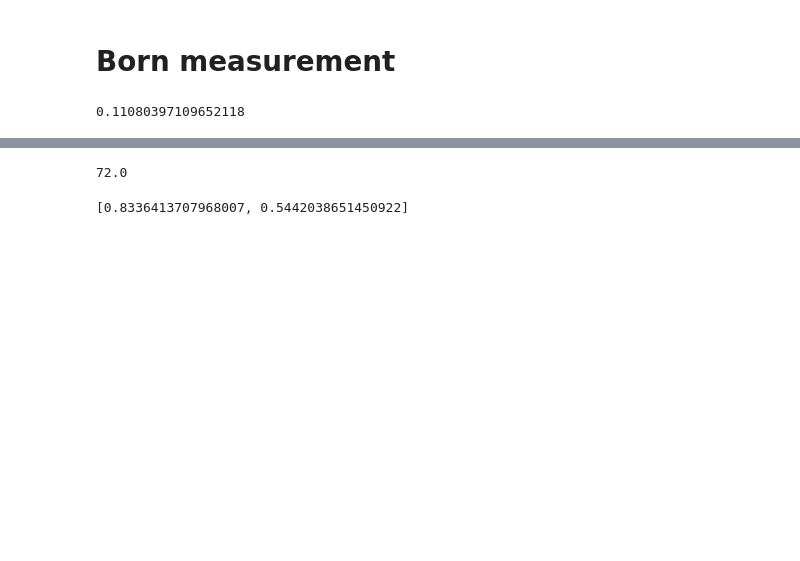
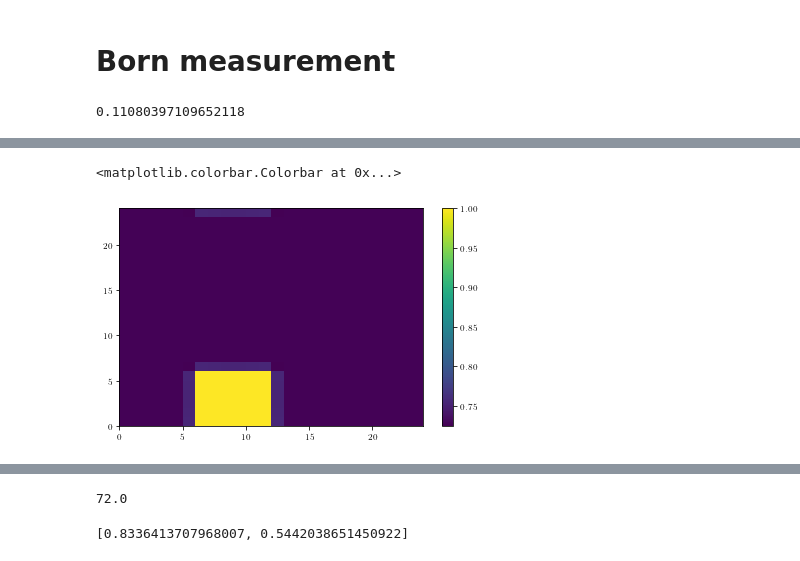
Before and after one commit to hainingpan/SPT, a Jupyter notebook: test_HOTI.ipynb, the cells around one changed output, grey strips where cells are left out. Drawn from its saved outputs; the diff is of its cells as text; code cells hidden in the pictures; blank space fills up the shorter version.

```diff
--- a/test_HOTI.ipynb
+++ b/test_HOTI.ipynb
@@ -648,3 +690,9 @@ params.measure_all_Born(subAp)
+# %%
+plt.pcolormesh(nocc[:,:,3])
+plt.colorbar()
+# %% [output]
+<matplotlib.colorbar.Colorbar at 0x...>
+[figure, added]
 # %%
 params.fermion_number(subAp)
 # %% [output]
```
Also changed, not shown: parts of 39 cells of this notebook.
